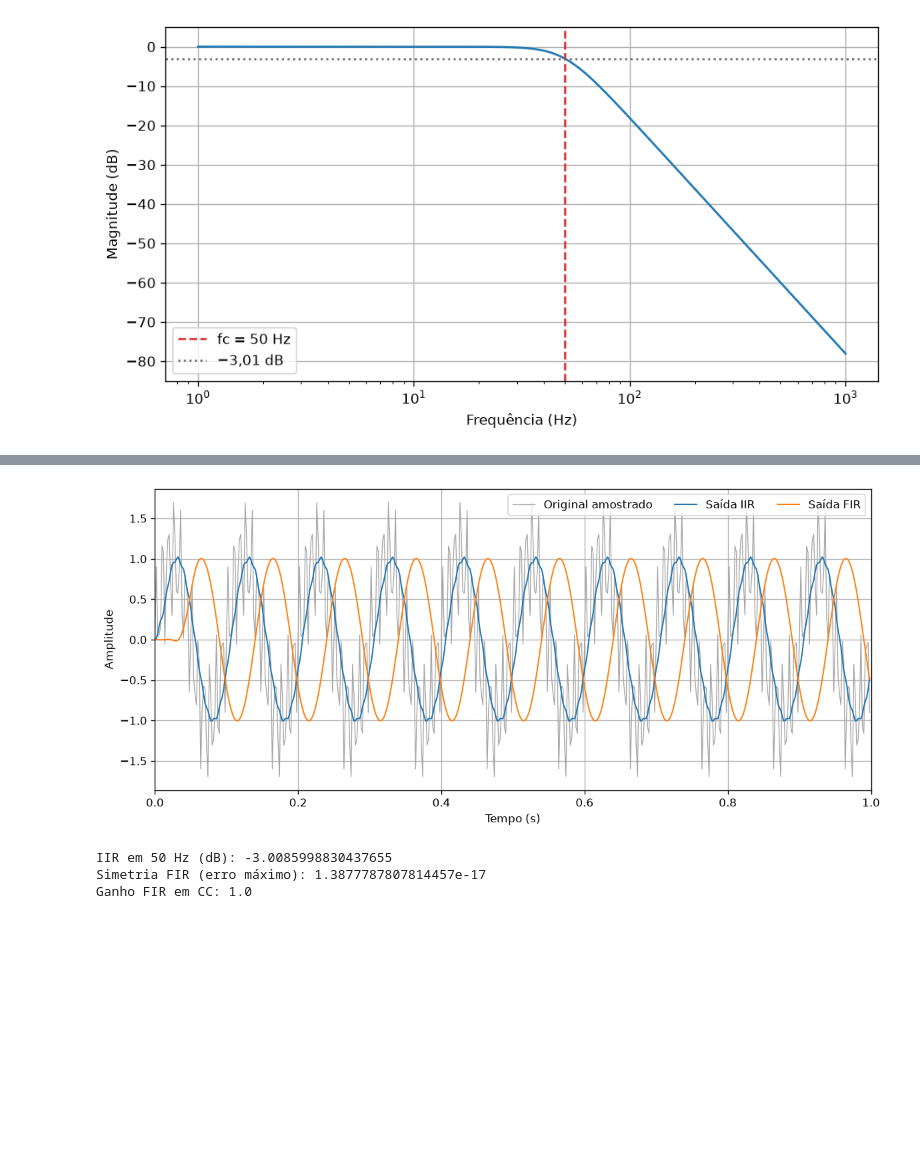
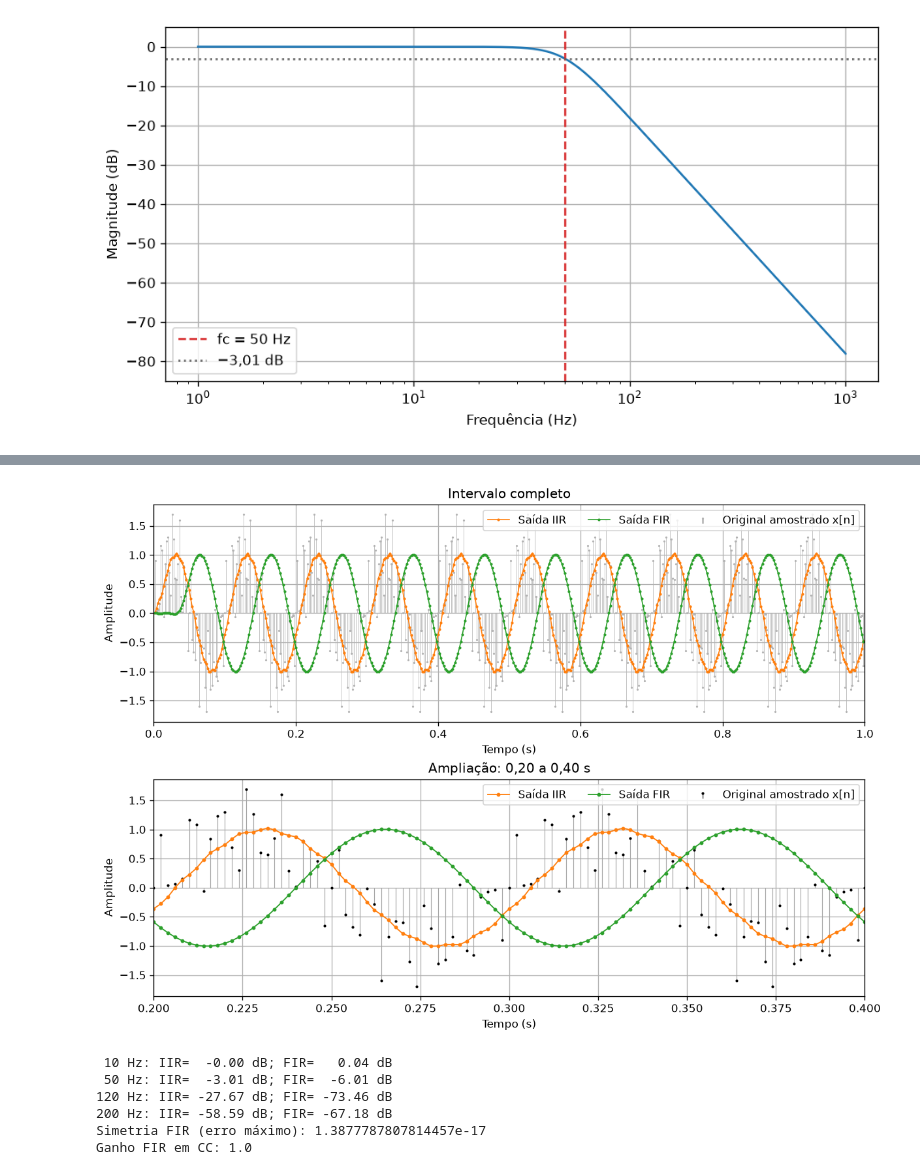
Before and after one commit to josevbrito/digital-signal-processing, a Jupyter notebook: avaliacao_3/PDS_ATV3.ipynb, the cells around one changed output, grey strips where cells are left out. Saved outputs shown, nothing was run; the diff lists cells and outputs as text; code cells hidden in the pictures; blank space fills up the shorter version.

```diff
--- a/avaliacao_3/PDS_ATV3.ipynb
+++ b/avaliacao_3/PDS_ATV3.ipynb
@@ -114,13 +160,21 @@ A filtragem usa diretamente a equação de diferenças. O FIR possui fase linear
 # %%
 y_iir=filtrar(b_iir,a_iir,x); y_fir=filtrar(h_fir,[1.],x)
-fig,ax=plt.subplots(figsize=(10,4.5)); ax.plot(t,x,color='.65',lw=.8,label='Original amostrado')
-ax.plot(t,y_iir,lw=1.2,label='Saída IIR'); ax.plot(t,y_fir,lw=1.2,label='Saída FIR')
-ax.set(xlabel='Tempo (s)',ylabel='Amplitude',xlim=(0,1)); ax.legend(ncol=3); fig.tight_layout()
+fig,(ax1,ax2)=plt.subplots(2,1,figsize=(10,7),constrained_layout=True)
+m,h,b=ax1.stem(t,x,linefmt='0.70',markerfmt='.',basefmt=' ',label='Original amostrado x[n]'); plt.setp(h,linewidth=.45); plt.setp(m,markersize=1.8)
+ax1.plot(t,y_iir,'o-',ms=1.5,lw=1,label='Saída IIR'); ax1.plot(t,y_fir,'o-',ms=1.5,lw=1,label='Saída FIR')
+ax1.set(xlabel='Tempo (s)',ylabel='Amplitude',title='Intervalo completo',xlim=(0,1)); ax1.legend(ncol=3)
+zoom=(t>=0.20)&(t<=0.40); m,h,b=ax2.stem(t[zoom],x[zoom],linefmt='0.65',markerfmt='k.',basefmt=' ',label='Original amostrado x[n]'); plt.setp(h,linewidth=.7); plt.setp(m,markersize=3)
+ax2.plot(t[zoom],y_iir[zoom],'o-',ms=2.5,lw=1.1,label='Saída IIR'); ax2.plot(t[zoom],y_fir[zoom],'o-',ms=2.5,lw=1.1,label='Saída FIR')
+ax2.set(xlabel='Tempo (s)',ylabel='Amplitude',title='Ampliação: 0,20 a 0,40 s',xlim=(.20,.40)); ax2.legend(ncol=3)
 fig.savefig(OUT/'comparacao_saidas.png'); plt.show()
-i=np.argmin(abs(f-FC)); print('IIR em 50 Hz (dB):',20*np.log10(abs(H_iir[i])))
+for fr in (10,50,120,200):
+    i=np.argmin(abs(f-fr)); print(f'{fr:3d} Hz: IIR={20*np.log10(abs(H_iir[i])):7.2f} dB; FIR={20*np.log10(abs(H_fir[i])):7.2f} dB')
 print('Simetria FIR (erro máximo):',max(abs(h_fir-h_fir[::-1]))); print('Ganho FIR em CC:',sum(h_fir))
 # %% [output]
-[figure, old version]
+[figure, new version]
-IIR em 50 Hz (dB): -3.0085998830437655
+ 10 Hz: IIR=  -0.00 dB; FIR=   0.04 dB
+ 50 Hz: IIR=  -3.01 dB; FIR=  -6.01 dB
+120 Hz: IIR= -27.67 dB; FIR= -73.46 dB
+200 Hz: IIR= -58.59 dB; FIR= -67.18 dB
 Simetria FIR (erro máximo): 1.3877787807814457e-17
 Ganho FIR em CC: 1.0
```
Also changed, not shown: parts of 10 cells of this notebook, 9 other files.
